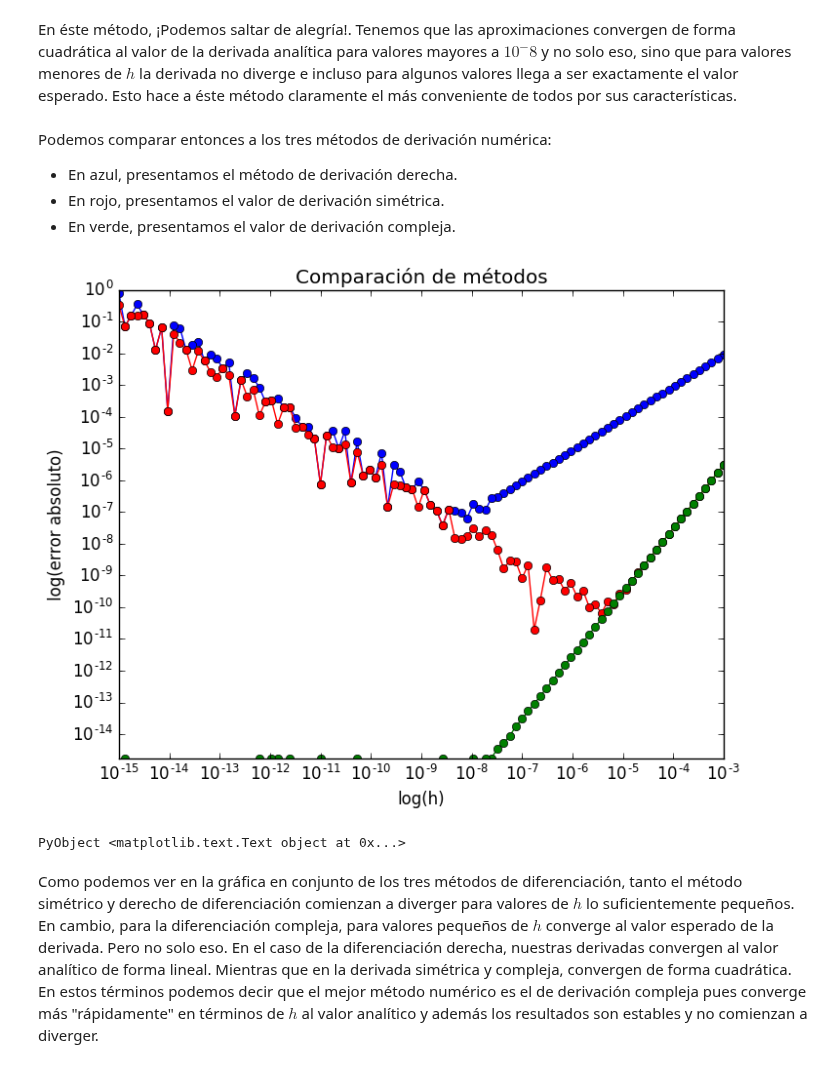
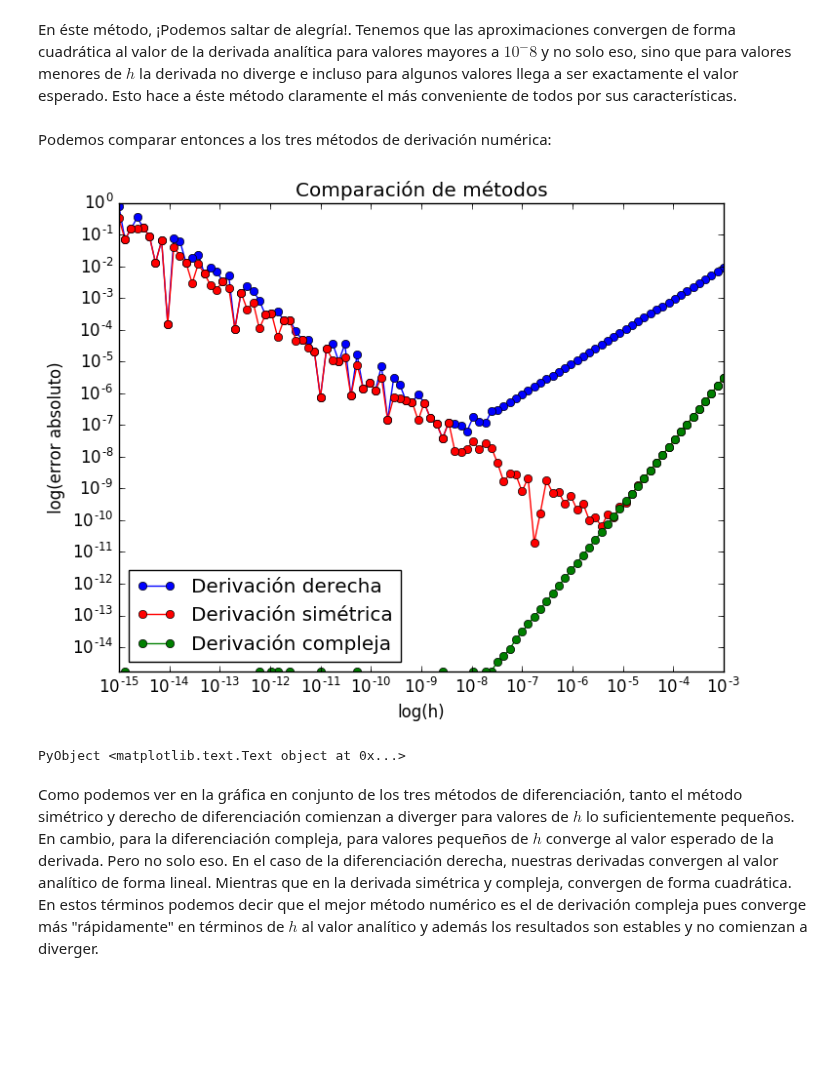
Before and after one commit to lbenet/2016-2_TSFisicaComputacional, a Jupyter notebook: tareas/Luis_Yuriko/Tarea 3.ipynb, the cells around one changed output. Cells and saved outputs as stored; diff of their text form; code cells hidden in the pictures; blank space fills up the shorter version.

```diff
--- a/tareas/Luis_Yuriko/Tarea 3.ipynb
+++ b/tareas/Luis_Yuriko/Tarea 3.ipynb
@@ -165,20 +172,17 @@ orden_convergencia=(log(derivada3[1])-log(derivada3[2]))/(log(h[1])-log(h[2]))
 En éste método, ¡Podemos saltar de alegría!. Tenemos que las aproximaciones convergen de forma cuadrática al valor de la derivada analítica para valores mayores a $10^-8$ y no solo eso, sino que para valores menores de $h$ la derivada no diverge e incluso para algunos valores llega a ser exactamente el valor esperado. Esto hace a éste método claramente el más conveniente de todos por sus características.
 # %% [markdown]
 Podemos comparar entonces a los tres métodos de derivación numérica:
-
-- En azul, presentamos el método de derivación derecha.
-- En rojo, presentamos el valor de derivación simétrica.
-- En verde, presentamos el valor de derivación compleja.
 # %%
-loglog(h,derivada1,"bo-")
-loglog(h,derivada2,"ro-")
-loglog(h,derivada3,"go-")
+loglog(h,derivada1,"bo-", label="Derivación derecha")
+loglog(h,derivada2,"ro-", label="Derivación simétrica")
+loglog(h,derivada3,"go-", label="Derivación compleja")
+legend(loc="lower left")
 ylim(0,1)
 title("Comparación de métodos")
 xlabel("log(h)")
 ylabel("log(error absoluto)")
 # %% [output]
-[figure, old version]
+[figure, new version]
 PyObject <matplotlib.text.Text object at 0x...>
 # %% [markdown]
 Como podemos ver en la gráfica en conjunto de los tres métodos de diferenciación, tanto el método simétrico y derecho de diferenciación comienzan a diverger para valores de $h$ lo suficientemente pequeños. En cambio, para la diferenciación compleja, para valores pequeños de $h$ converge al valor esperado de la derivada. Pero no solo eso. En el caso de la diferenciación derecha, nuestras derivadas convergen al valor analítico de forma lineal. Mientras que en la derivada simétrica y compleja, convergen de forma cuadrática. En estos términos podemos decir que el mejor método numérico es el de derivación compleja pues converge más "rápidamente" en términos de $h$ al valor analítico y además los resultados son estables y no comienzan a diverger.
```
Also changed, not shown: parts of 1 cell of this notebook.
